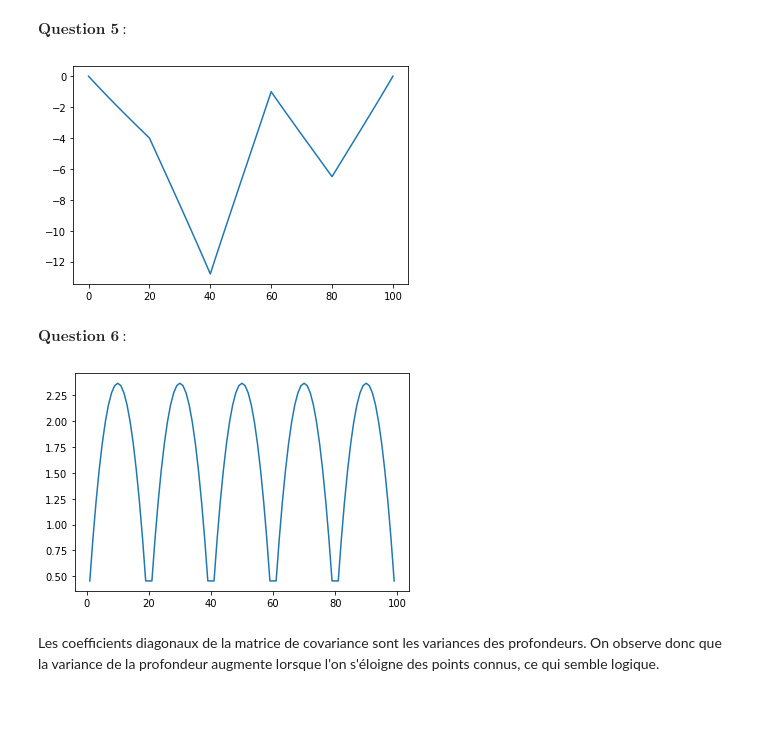
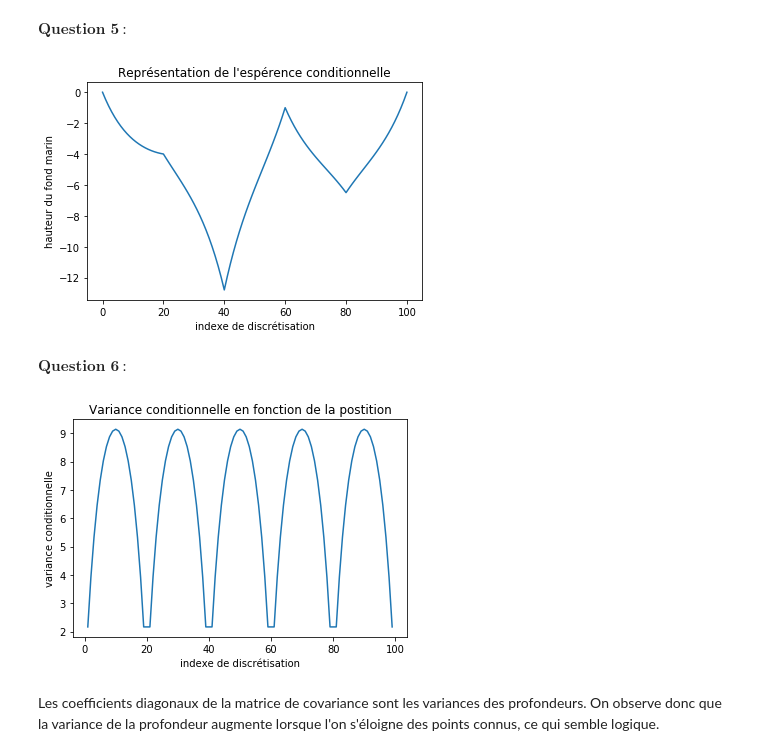
Before and after one commit to florentdup/Projet-maths-info, a Jupyter notebook: projet_cable_sous_marin.ipynb, the cells around one changed output. Drawn from its saved outputs; the diff is of its cells as text; code cells hidden in the pictures; blank space fills up the shorter version.

```diff
--- a/projet_cable_sous_marin.ipynb
+++ b/projet_cable_sous_marin.ipynb
@@ -83,7 +83,7 @@ $\textbf{Question 2}$ : On défini mat_distance qui retourne la matrice de dista
 def matrice_distance(x):
     A=np.array([x]*len(x)).T
     B=np.array([x]*len(x))
-    return np.abs(A-B)
+    return np.abs((A-B)*Delta)
 # %% [markdown]
 $\textbf{Question 3}$ : Le calcul de la matrice de covariance est réalisé par le code suivant:
 # %%
@@ -112,24 +112,37 @@ cov_y = np.delete(np.delete(matrice_covZ, observation_indexes, axis=0), observat
 # %% [markdown]
 $\textbf{Question 5}$ :
 # %%
-my = np.full((95,),-5)
+my = np.full((95),-5)
 cov_z_inv = np.linalg.inv(cov_z)
 m_cond = my + np.dot(cov_yz, np.dot(cov_z_inv, depth - np.full((6,), -5))) #Attention erreur de signe ? dans la formule c'est marqué - et non + mais on voit ici que c'est + qui marche
 l = m_cond.copy()
 for i in range(6):
     l = np.insert(l,observation_indexes[i],depth[i])
+
+
+fig, ax = plt.subplots()
+ax.set_title("Représentation de l'espérence conditionnelle")
+ax.set_xlabel('indexe de discrétisation')
+ax.set_ylabel('hauteur du fond marin')
+
 plt.plot(l)
 plt.show()
 # %% [output]
-[figure, old version]
+[figure, new version]
 # %% [markdown]
 $\textbf{Question 6}$ :
 # %%
 csy = cov_y - np.dot(cov_yz, np.dot(cov_z_inv, np.transpose(cov_yz)))
+
+fig, ax = plt.subplots()
+ax.set_title("Variance conditionnelle en fonction de la postition")
+ax.set_xlabel('indexe de discrétisation')
+ax.set_ylabel('variance conditionnelle')
+
 plt.plot(np.delete(np.arange(101),observation_indexes),np.diag(csy))
 plt.show()
 # %% [output]
-[figure, old version]
+[figure, new version]
 # %% [markdown]
 Les coefficients diagonaux de la matrice de covariance sont les variances des profondeurs.
 On observe donc que la variance de la profondeur augmente lorsque l'on s'éloigne des points connus, ce qui semble logique.
```
Also changed, not shown: parts of 15 cells of this notebook.
